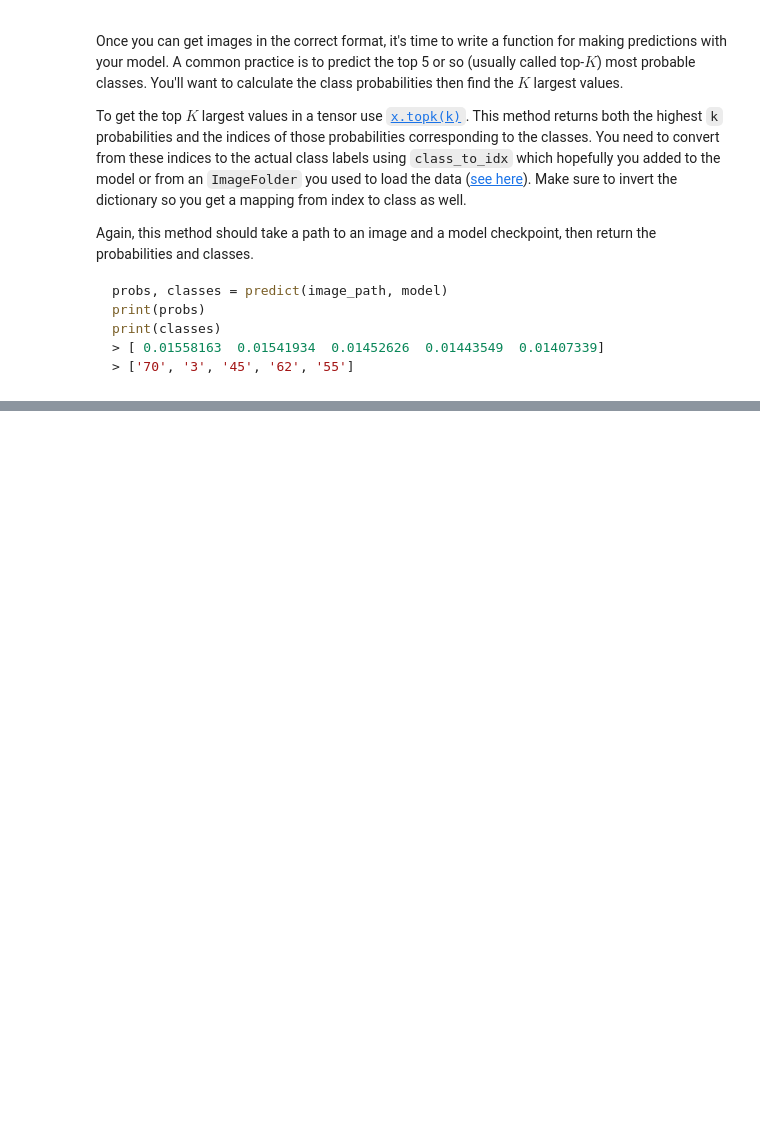
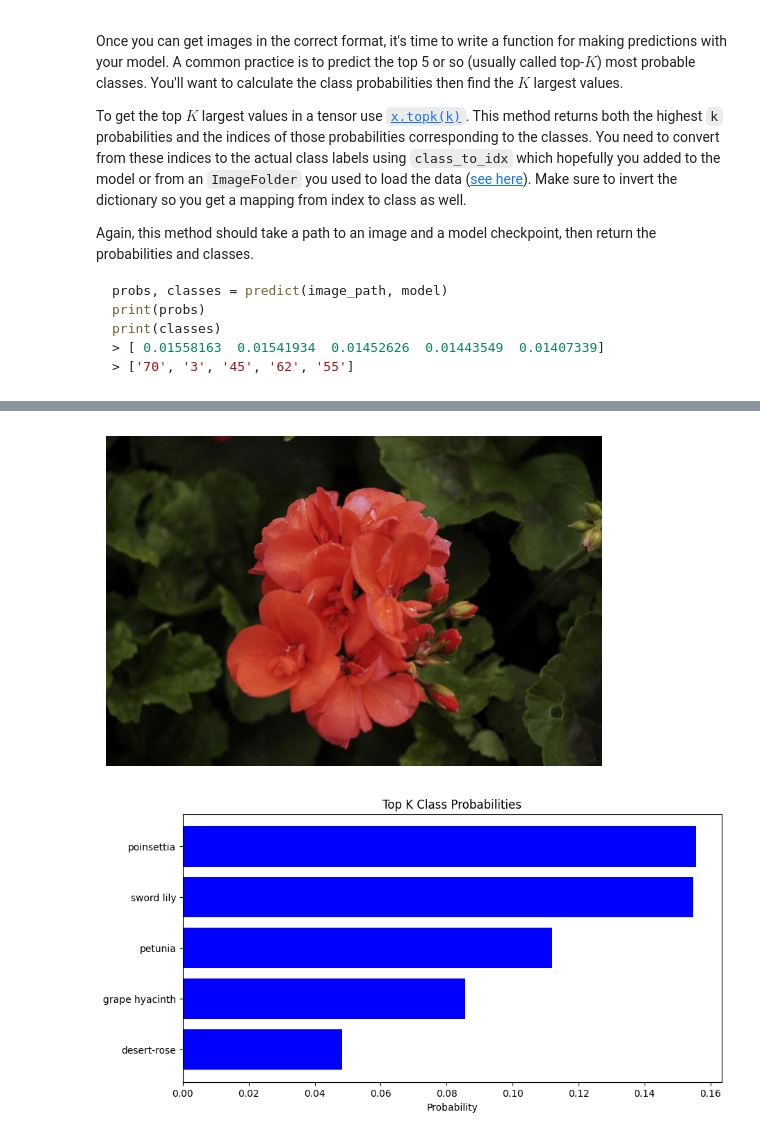
Before and after one commit to jcraffi/aipnd-project, a Jupyter notebook: Image Classifier Project.ipynb, the cells around one changed output, grey strips where cells are left out. Saved outputs shown, nothing was run; the diff lists cells and outputs as text; code cells hidden in the pictures; blank space fills up the shorter version.

```diff
--- a/Image Classifier Project.ipynb
+++ b/Image Classifier Project.ipynb
@@ -29,0 +34,4 @@ import numpy as np
+# %%
+# Move model to GPU if available
+device = torch.device("cuda" if torch.cuda.is_available() else "mps" if torch.backends.mps.is_available() else "cpu")
+print(f"Device: {device}")
@@ -307,14 +306,4 @@ Color channels of images are typically encoded as integers 0-255, but the model
 As before, the network expects the images to be normalized in a specific way. For the means, it's `[0.485, 0.456, 0.406]` and for the standard deviations `[0.229, 0.224, 0.225]`. You'll want to subtract the means from each color channel, then divide by the standard deviation.
 
 And finally, PyTorch expects the color channel to be the first dimension but it's the third dimension in the PIL image and Numpy array. You can reorder dimensions using [`ndarray.transpose`](https://docs.scipy.org/doc/numpy-1.13.0/reference/generated/numpy.ndarray.transpose.html). The color channel needs to be first and retain the order of the other two dimensions.
-# %%
-#Much simpler version, but not in line with the instructions above
-
-import PIL
-# Process a PIL image for use in a PyTorch model
-
-def process_image(image):
-    image = Image.open(image)
-    image = common_transforms(image)
-    return image
 # %%
@@ -385,7 +383,7 @@ print(classes)
 # %%
 def predict(image_path, model, topk=5):
     # Process the image and add batch dimension
-    image = process_image(image_path).type(torch.FloatTensor).unsqueeze(0)
+    image = process_image(image_path).unsqueeze(0)
 
     # Set the model to evaluation mode
     model.eval()
@@ -400,11 +398,11 @@ def predict(image_path, model, topk=5):
 
     # Get the topk probabilities and indices
     topk_probabilities, topk_indices = probabilities.topk(topk)
-
+    ###
     # Convert to lists
     topk_probabilities = topk_probabilities.tolist()
     topk_indices = topk_indices.tolist()
-
+    ###
     return topk_probabilities, topk_indices
 # %% [markdown]
 ## Sanity Checking
@@ -415,8 +413,6 @@ Now that you can use a trained model for predictions, check to make sure it make
 
 You can convert from the class integer encoding to actual flower names with the `cat_to_name.json` file (should have been loaded earlier in the notebook). To show a PyTorch tensor as an image, use the `imshow` function defined above.
 # %%
-import random
-
 def display_image_and_predictions(image_path, model, class_names, topk=5):
     # Predict the topk classes
     topk_probabilities, topk_indices = predict(image_path, model, topk)
@@ -427,7 +423,25 @@ def display_image_and_predictions(image_path, model, class_names, topk=5):
     plt.axis('off')
     plt.show()
 
-    # Print the topk classes and their probabilities
-    print("Top K Predictions:")
-    for i in range(topk):
-        print(f"{class_names[topk_indices[i]]}: {topk_probabilities[i]*100:.2f}%")
+    # Use matplotlib to print the topk classes and their probabilities
+    topk_classes = [class_names[str(idx)] for idx in topk_indices]
+
+    # Plotting the horizontal bar chart
+    plt.figure(figsize=(10, 5))
+    plt.barh(topk_classes, topk_probabilities, color='blue')
+    plt.xlabel('Probability')
+    plt.title('Top K Class Probabilities')
+    plt.gca().invert_yaxis()  # Invert y-axis to have the highest probability on top
+    plt.show()
+# %%
+import random
+
+# Select a random image from the test set
+random_index = random.randint(0, len(test_image_datasets.imgs) - 1)
+image_path = test_image_datasets.imgs[random_index][0]
+
+# Display the image and predictions
+display_image_and_predictions(image_path,model,cat_to_name,5)
+# %% [output]
+[figure, added]
+[figure, added]
```
Also changed, not shown: parts of 11 cells of this notebook.
